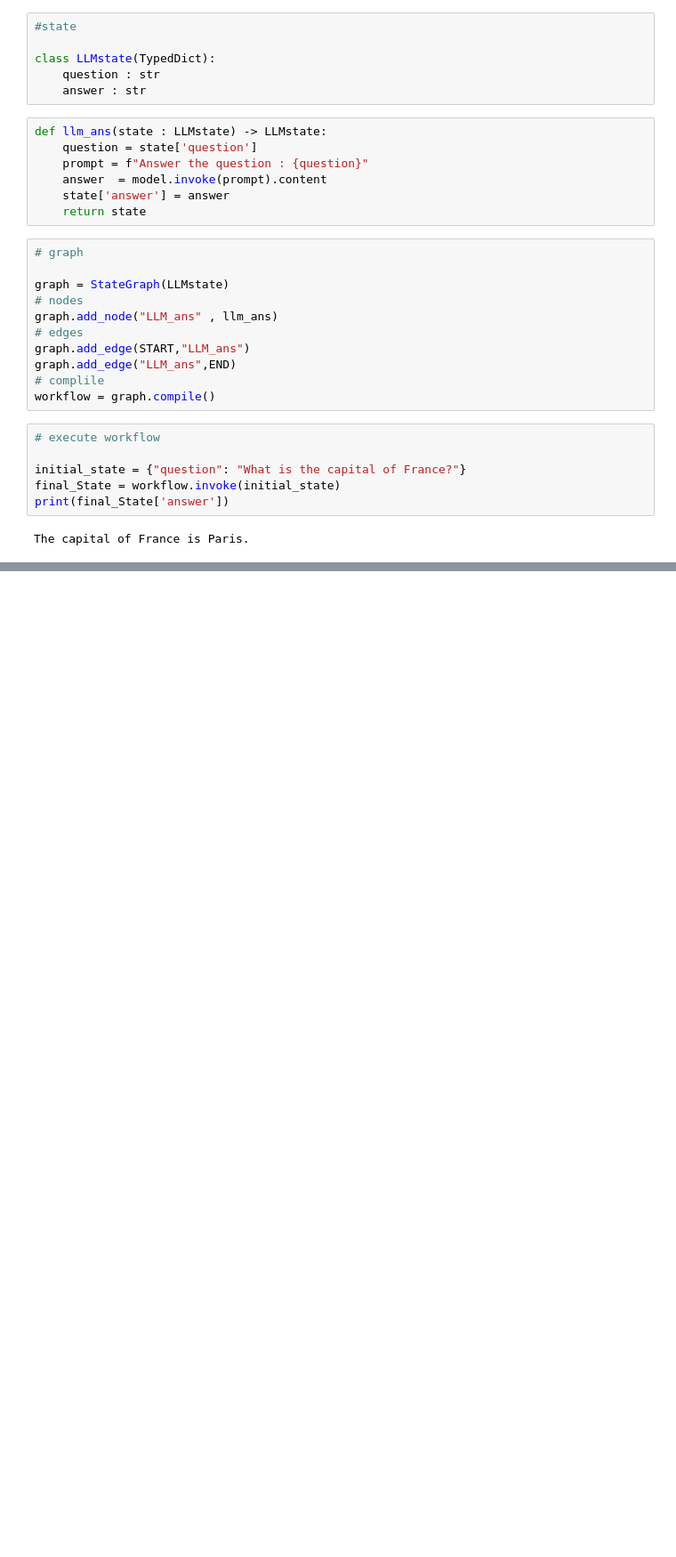
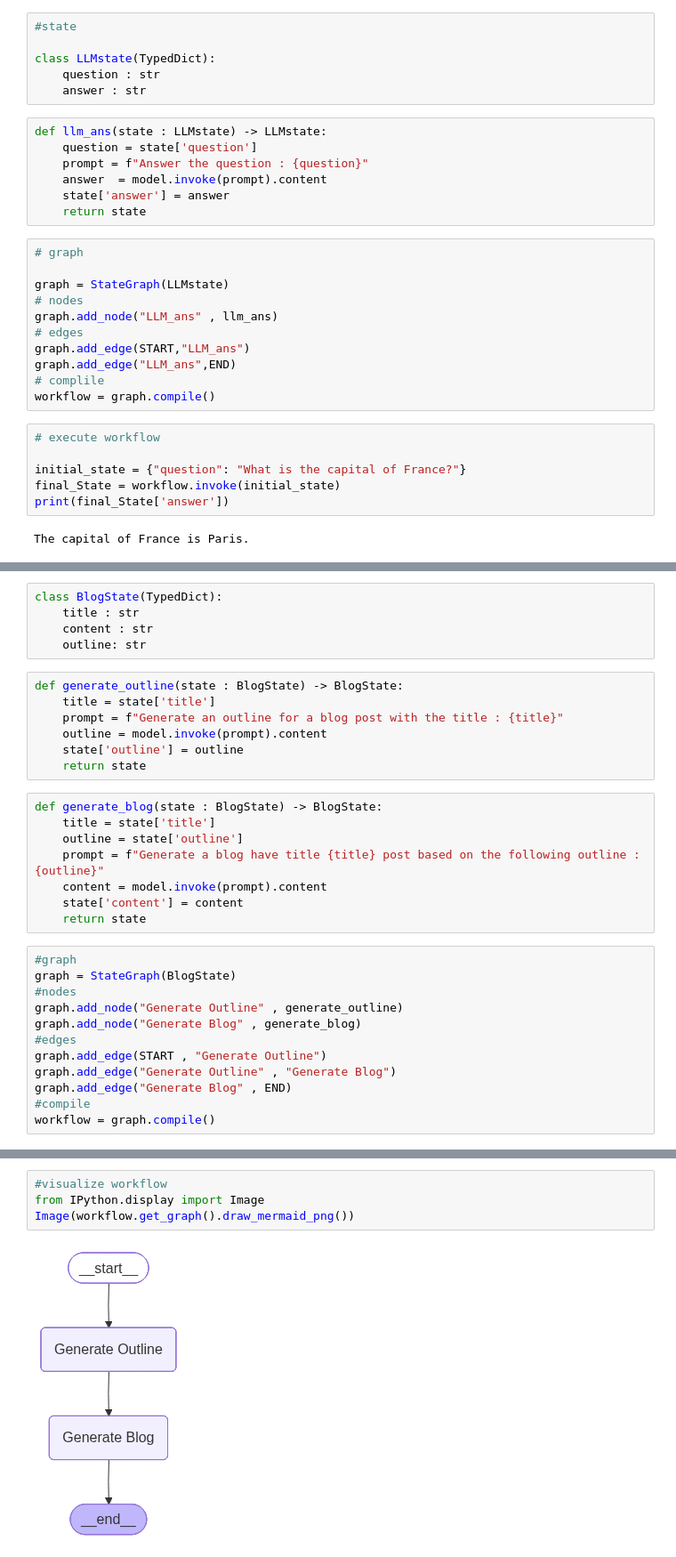
Before and after one commit to ziaulislam-mughal/ai-agents-LangGraph, a Jupyter notebook: day_1.ipynb, the cells around one changed output, grey strips where cells are left out. Shown at 89% size. Drawn from its saved outputs; the diff is of its cells as text; blank space fills up the shorter version.

Commit message:
Muliplt approach to model

```diff
--- a/day_1.ipynb
+++ b/day_1.ipynb
@@ -139,0 +142,32 @@ The capital of France is Paris.
+# %%
+class BlogState(TypedDict):
+    title : str
+    content : str
+    outline: str
+# %%
+def generate_outline(state : BlogState) -> BlogState:
+    title = state['title']
+    prompt = f"Generate an outline for a blog post with the title : {title}"
+    outline = model.invoke(prompt).content
+    state['outline'] = outline
+    return state
+# %%
+def generate_blog(state : BlogState) -> BlogState:
+    title = state['title']
+    outline = state['outline']
+    prompt = f"Generate a blog have title {title} post based on the following outline : {outline}"
+    content = model.invoke(prompt).content
+    state['content'] = content
+    return state
+# %%
+#graph
+graph = StateGraph(BlogState)
+#nodes
+graph.add_node("Generate Outline" , generate_outline)
+graph.add_node("Generate Blog" , generate_blog)
+#edges
+graph.add_edge(START , "Generate Outline")
+graph.add_edge("Generate Outline" , "Generate Blog")
+graph.add_edge("Generate Blog" , END)
+#compile
+workflow = graph.compile()
@@ -139,0 +197,6 @@ The capital of France is Paris.
+# %%
+#visualize workflow
+from IPython.display import Image
+Image(workflow.get_graph().draw_mermaid_png())
+# %% [output]
+[figure, added]
```
Also changed, not shown: parts of 2 cells of this notebook.
